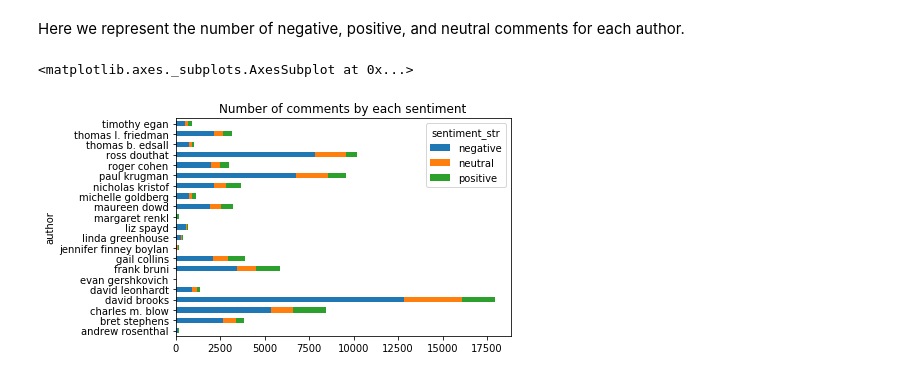
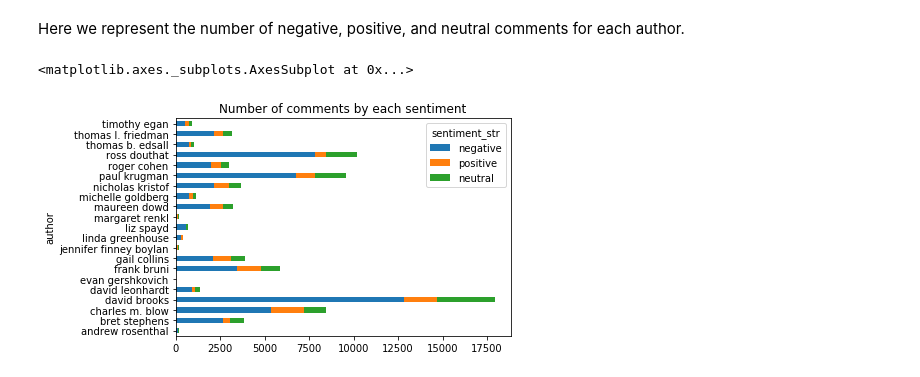
Before and after one commit to Naila-elh/NLP_NYT_comments, a Jupyter notebook: 1-clean-data.ipynb, the cells around one changed output. Saved outputs shown, nothing was run; the diff lists cells and outputs as text; code cells hidden in the pictures.

```diff
--- a/1-clean-data.ipynb
+++ b/1-clean-data.ipynb
@@ -403,9 +384,9 @@ for sentiment in ['positive','negative','neutral']:
 # %% [markdown]
 Here we represent the number of negative, positive, and neutral comments for each author.
 # %%
-final.set_index('author')[['negative','neutral','positive']]\
+final.set_index('author')[['negative','positive','neutral']]\
                 .plot.barh(stacked=True, title="Number of comments by each sentiment")
 # %% [output]
 <matplotlib.axes._subplots.AxesSubplot at 0x...>
-[figure, old version]
+[figure, new version]
 # %%
```
Also changed, not shown: parts of 15 cells of this notebook.
